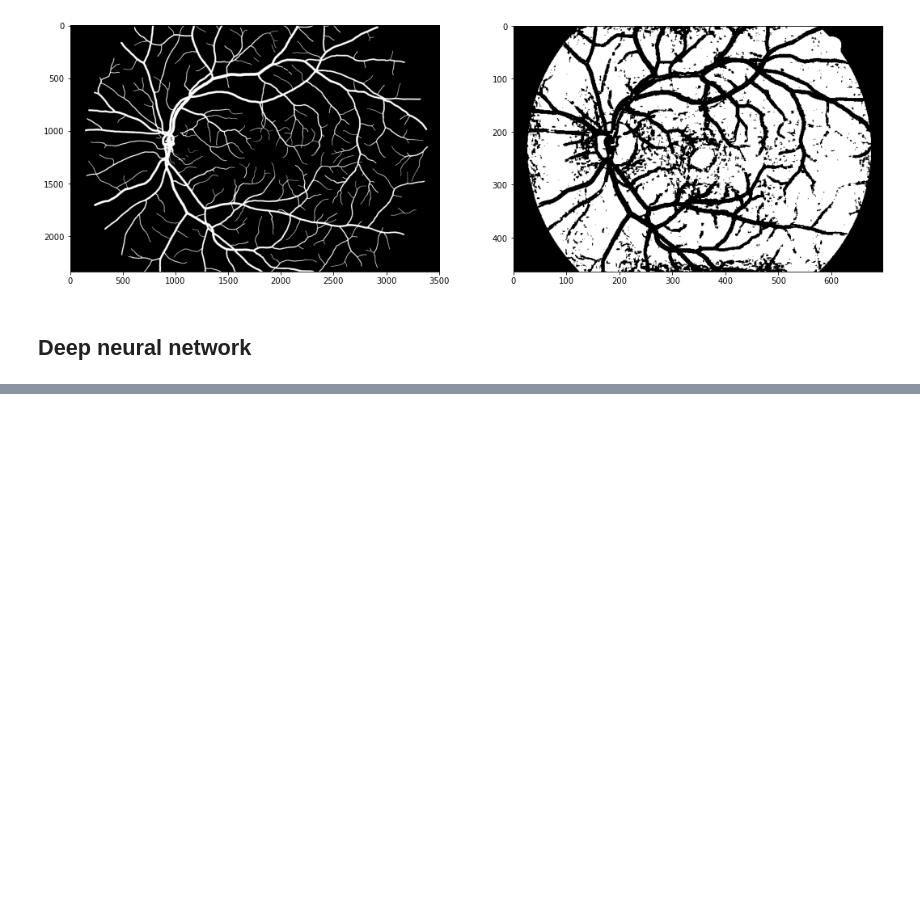
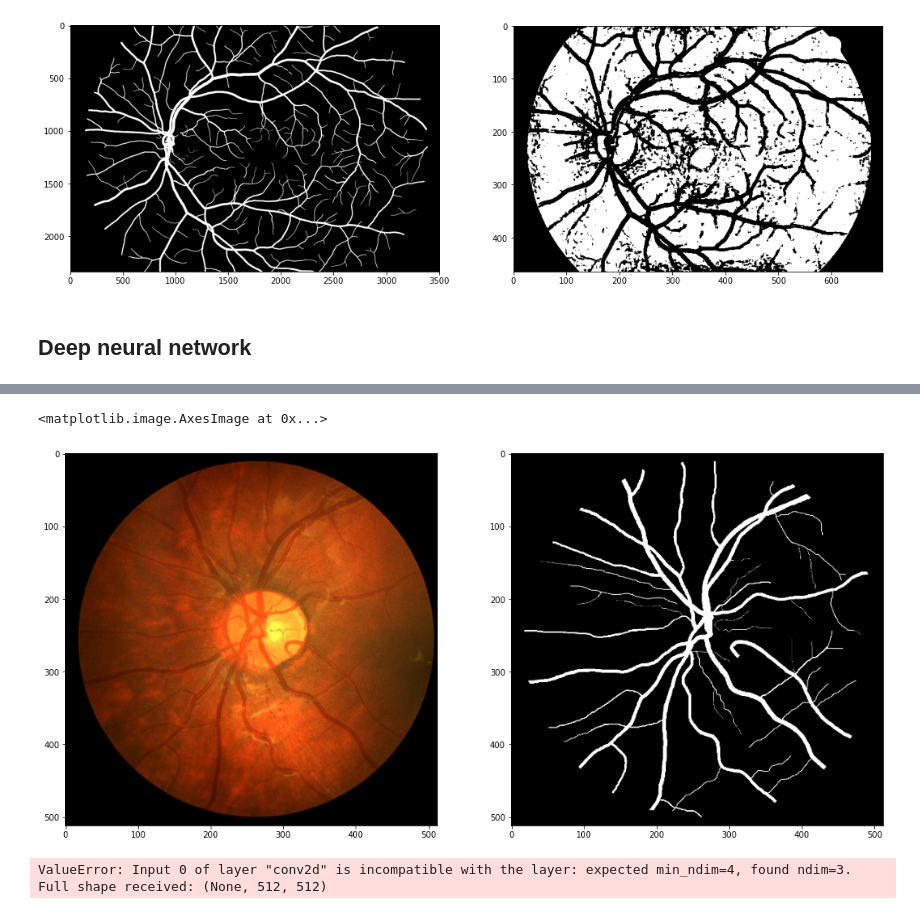
Before and after one commit to codeblessing/S6-IwM, a Jupyter notebook: fundus_vessels.ipynb, the cells around one changed output, grey strips where cells are left out. Cells and saved outputs as stored; diff of their text form; code cells hidden in the pictures; blank space fills up the shorter version.

```diff
--- a/fundus_vessels.ipynb
+++ b/fundus_vessels.ipynb
@@ -320,0 +334,47 @@ from keras.callbacks import ModelCheckpoint
+# %%
+train_set = []
+ground_truths = []
+for i in range(1, 10):
+    image = cv.imread('data/cnn/CHASEDB1/Image_' + str(i).zfill(2) + 'L.jpg')
+    mask = cv.imread('data/cnn/CHASEDB1/Image_' + str(i).zfill(2) + 'L_1stHO.png')
+    image = cv.cvtColor(image, cv.COLOR_BGR2RGB)
+    image = image[:, :image.shape[0]]
+    image = cv.resize(image, (512, 512))
+    mask = mask[:, :mask.shape[0]]
+    mask = cv.resize(mask, (512, 512))
+    train_set.append(image)
+    ground_truths.append(mask)
+
+train_set = np.asarray(train_set)
+ground_truths = np.asarray(ground_truths)
+fig, (ax1, ax2) = plt.subplots(1, 2)
+fig.set_size_inches(18, 12)
+ax1.imshow(train_set[0])
+ax2.imshow(ground_truths[0], cmap='gray')
+# %% [output]
+<matplotlib.image.AxesImage at 0x...>
+[figure, added]
+# %%
+model_checkpoint_callback = ModelCheckpoint(filepath='monitor.h5',
+                                            save_weights_only=True,
+                                            monitor='val_accuracy',
+                                            mode='max',
+                                            save_best_only=True)
+
+cnn = custom_unet(
+    (512, 512),
+    use_batch_norm=False,
+    num_classes=1,
+    filters=64,
+    dropout=0.5,
+    output_activation='sigmoid'
+)
+
+cnn.compile(
+    optimizer=SGD(lr=0.01, momentum=0.99),
+    loss='binary-crossentropy',
+    run_eagerly=True,
+    metrics=[iou, iou_thresholded]
+)
+# %% [output]
+ValueError: Input 0 of layer "conv2d" is incompatible with the layer: expected min_ndim=4, found ndim=3. Full shape received: (None, 512, 512)
```
Also changed, not shown: parts of 7 cells of this notebook, 5 other files.
